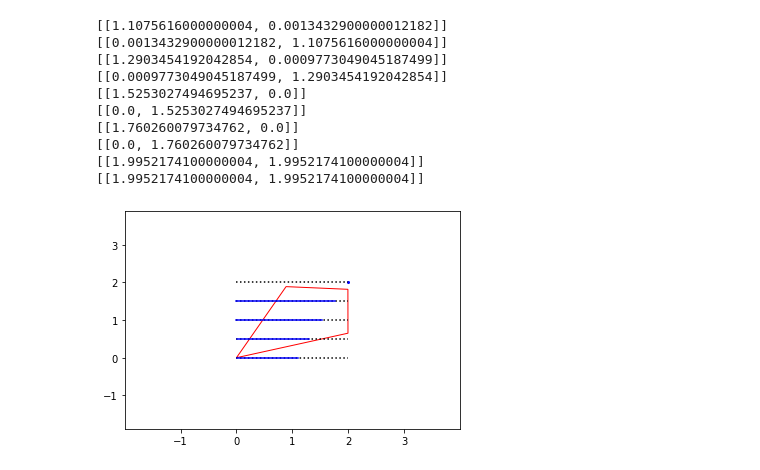
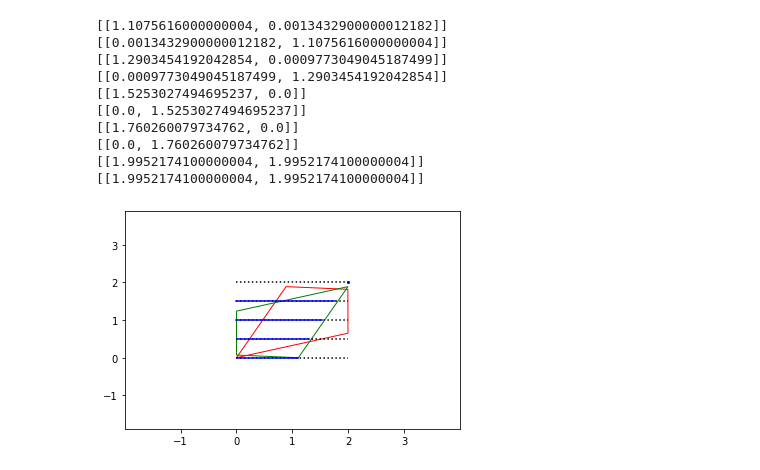
Before and after one commit to LyapinAlex/NestingProblem-BMW2022, a Jupyter notebook: src/smth2lines/poly2seg_exp.ipynb, the cells around one changed output. Saved outputs shown, nothing was run; the diff lists cells and outputs as text; code cells hidden in the pictures.

Commit message:
fix rotation

```diff
--- a/src/smth2lines/poly2seg_exp.ipynb
+++ b/src/smth2lines/poly2seg_exp.ipynb
@@ -498,43 +499,45 @@ for line in new_lines:
 [[1.9952174100000004, 1.9952174100000004]]
 [[1.9952174100000004, 1.9952174100000004]]
 # %%
-import matplotlib as mpl
+from src.class_polygon import Polygon
+rotated_points = copy(points)
+polygon = Polygon(rotated_points)
+polygon.rotate(math.pi)
+polygon.move_to_origin()
+rotated_points = polygon.points_to_list()
 
-def rotate(xy,deg,rp):
-    """xy is the path, deg is degrees of rotation, rp is the rotation point"""
-    #translate first, rotate, then retranslate
-    xy = xy-rp
-    i=0
-    while i<len(xy):
-        xy[i][0]= xy[i][0]*np.cos(np.deg2rad(deg))-(xy[i][1]*np.sin(np.deg2rad(deg)))
-        xy[i][1]= xy[i][0]*np.sin(np.deg2rad(deg))+xy[i][1]*np.cos(np.deg2rad(deg))
-        i+=1
-    return xy+rp
+
 
 pallet_width = n_x1
 pallet_height = n_y1
 
 fig, ax = plt.subplots()
 
 ax.set_xlim(-pallet_width, pallet_width + 2)
 ax.set_ylim(-pallet_height, pallet_height + 2)
 
 for i in range(len(lines)):
     plt.plot([0, pallet_width], [i*h, i*h], color = 'black', linestyle=':')
 
 figure = patches.Polygon(points,
                             linewidth=1,
                             edgecolor='red',
                             fill=False)
 ax.add_patch(figure)
 
+figure = patches.Polygon(rotated_points,
+                            linewidth=1,
+                            edgecolor='green',
+                            fill=False)
+ax.add_patch(figure)
+
 for i in range(len(new_lines)):
     for sigment in new_lines[i]:
         if sigment[0] != sigment[1]:
             plt.plot(sigment, [i*h, i*h], color = 'blue')
         else:
             ax.scatter(sigment[0], i*h, color = 'blue', s = 4)
 
 plt.show()
 # %% [output]
-[figure, old version]
+[figure, new version]
```
Also changed, not shown: parts of 1 cell of this notebook, 5 other files.
